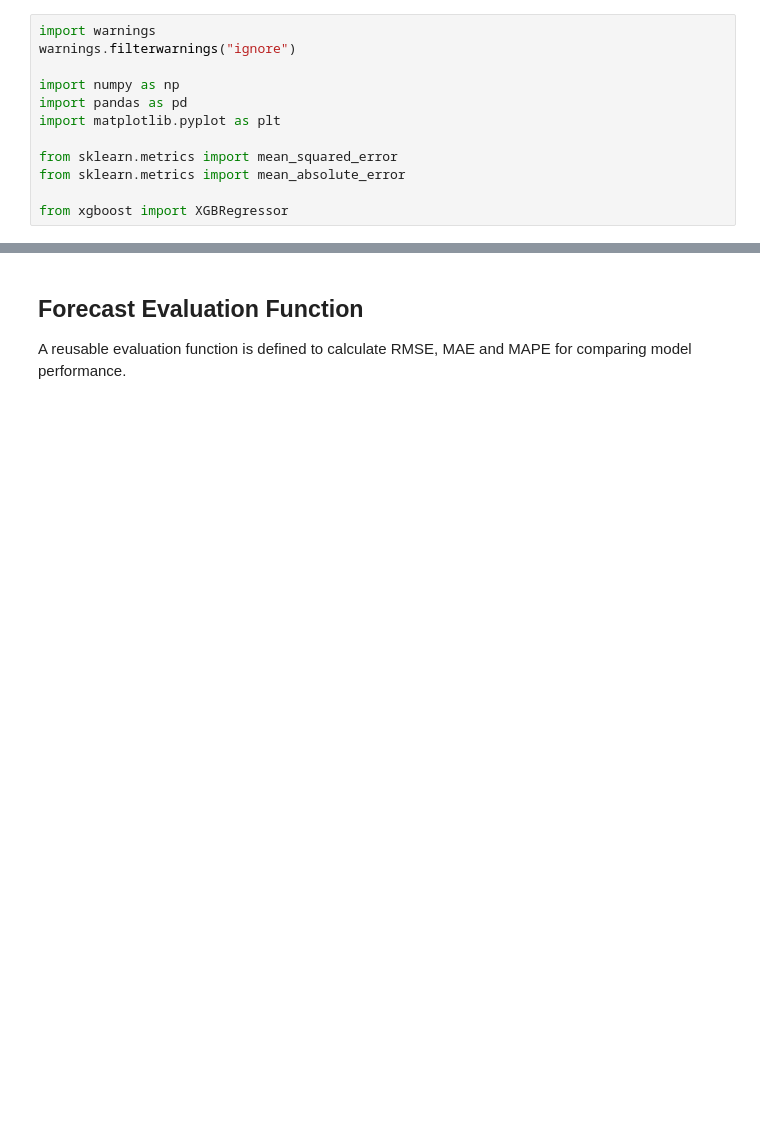
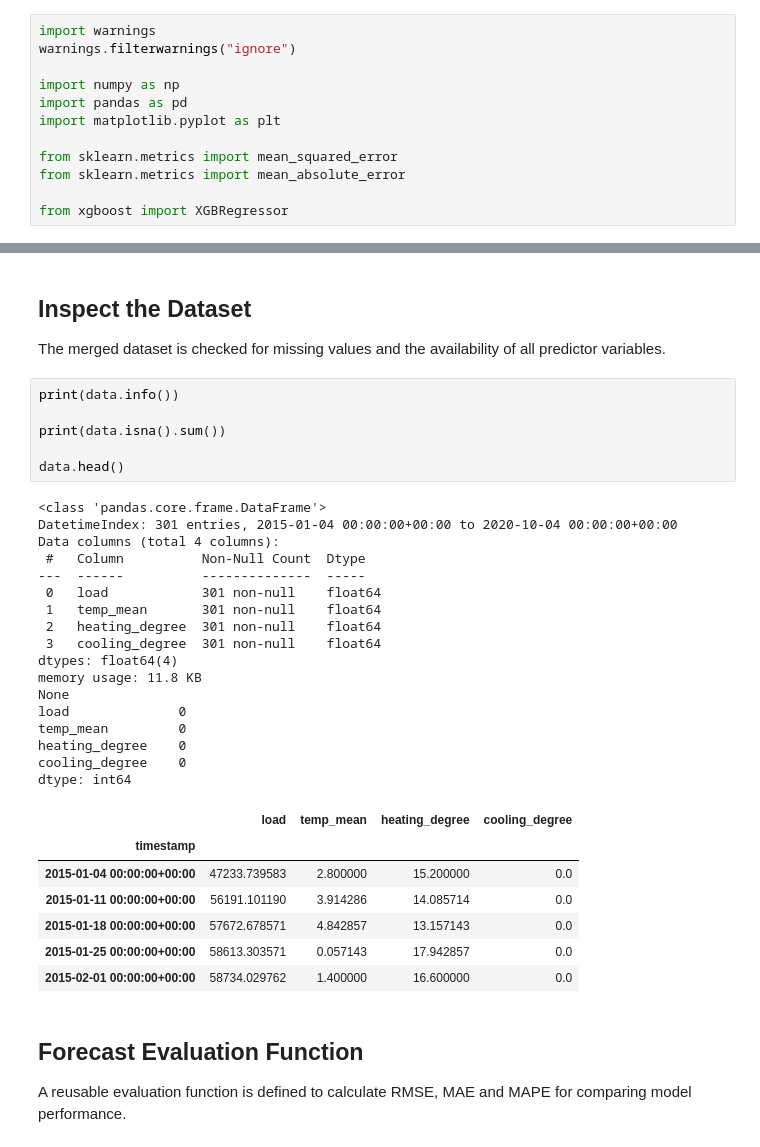
Before and after one commit to dekshinaudayan/german-electricity-demand-forecasting, a Jupyter notebook: notebooks/06_Feature_Based_Model.ipynb, the cells around one changed output, grey strips where cells are left out. Saved outputs shown, nothing was run; the diff lists cells and outputs as text; blank space fills up the shorter version.

```diff
--- a/notebooks/06_Feature_Based_Model.ipynb
+++ b/notebooks/06_Feature_Based_Model.ipynb
@@ -41,3 +66,38 @@ weekly_load.head()
+# %% [markdown]
+## Inspect the Dataset
+
+The merged dataset is checked for missing values and the availability of all predictor variables.
+# %%
+print(data.info())
+
+print(data.isna().sum())
+
+data.head()
+# %% [output]
+<class 'pandas.core.frame.DataFrame'>
+DatetimeIndex: 301 entries, 2015-01-04 00:00:00+00:00 to 2020-10-04 00:00:00+00:00
+Data columns (total 4 columns):
+ #   Column          Non-Null Count  Dtype
+---  ------          --------------  -----
+ 0   load            301 non-null    float64
+ 1   temp_mean       301 non-null    float64
+ 2   heating_degree  301 non-null    float64
+ 3   cooling_degree  301 non-null    float64
+dtypes: float64(4)
+memory usage: 11.8 KB
+None
+load              0
+temp_mean         0
+heating_degree    0
+cooling_degree    0
+dtype: int64
+|  | load | temp_mean | heating_degree | cooling_degree |
+| timestamp |  |  |  |  |
+| 2015-01-04 00:00:00+00:00 | 47233.739583 | 2.800000 | 15.200000 | 0.0 |
+| 2015-01-11 00:00:00+00:00 | 56191.101190 | 3.914286 | 14.085714 | 0.0 |
+| 2015-01-18 00:00:00+00:00 | 57672.678571 | 4.842857 | 13.157143 | 0.0 |
+| 2015-01-25 00:00:00+00:00 | 58613.303571 | 0.057143 | 17.942857 | 0.0 |
+| 2015-02-01 00:00:00+00:00 | 58734.029762 | 1.400000 | 16.600000 | 0.0 |
 # %% [markdown]
 ## Forecast Evaluation Function
 
```
Also changed, not shown: parts of 9 cells of this notebook.
